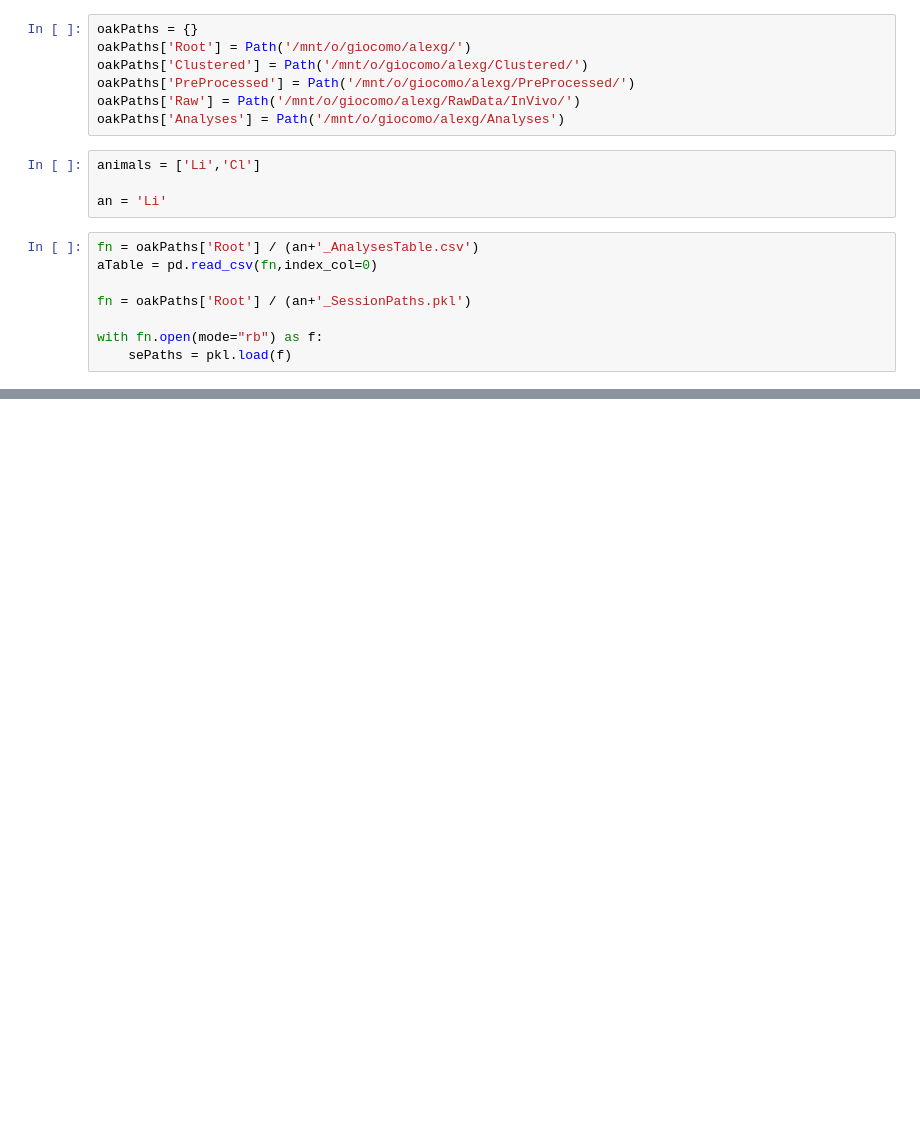
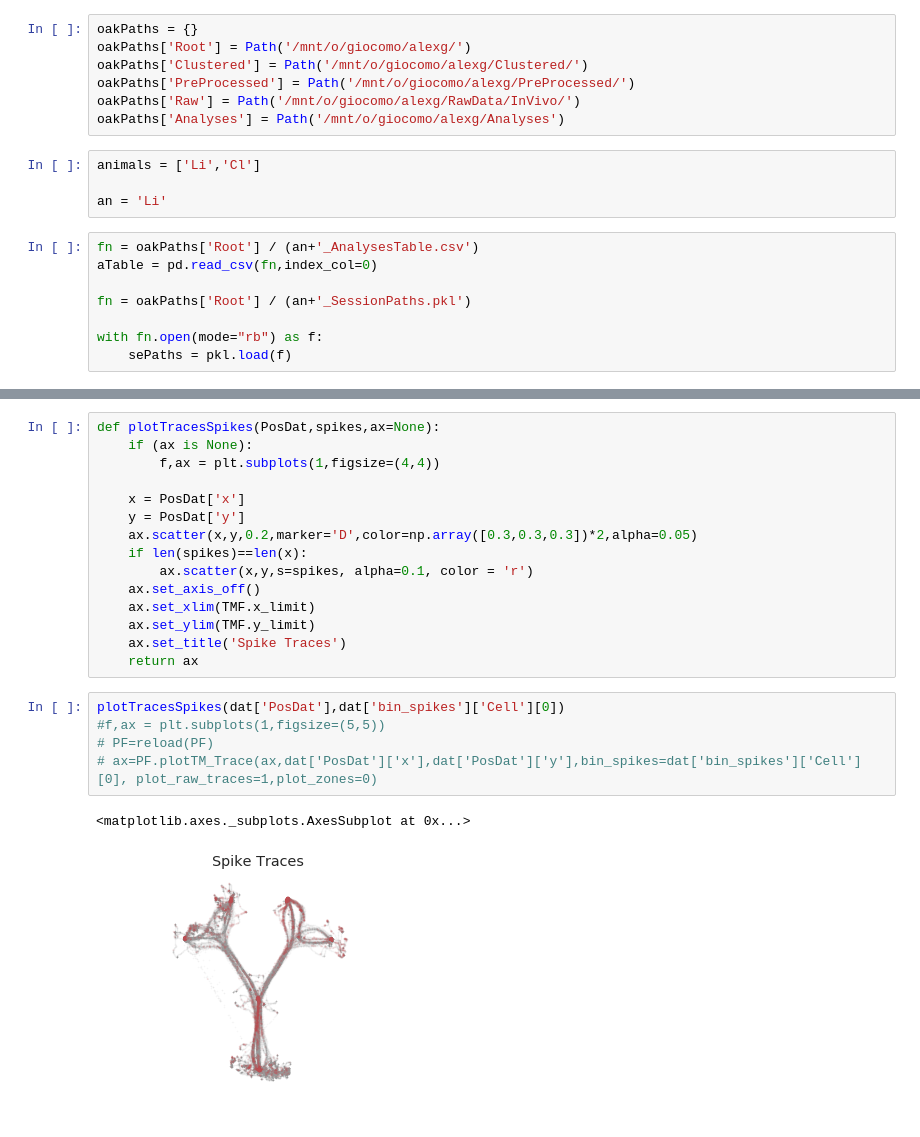
Before and after one commit to alexgonzl/TreeMazeAnalyses, a Jupyter notebook: Notebooks/singleCellPlots.ipynb, the cells around one changed output, grey strips where cells are left out. Saved outputs shown, nothing was run; the diff lists cells and outputs as text; blank space fills up the shorter version.

```diff
--- a/Notebooks/singleCellPlots.ipynb
+++ b/Notebooks/singleCellPlots.ipynb
@@ -467,0 +225,23 @@ NotFittedError: This PCA instance is not fitted yet. Call 'fit' with appropriate
+# %%
+def plotTracesSpikes(PosDat,spikes,ax=None):
+    if (ax is None):
+        f,ax = plt.subplots(1,figsize=(4,4))
+
+    x = PosDat['x']
+    y = PosDat['y']
+    ax.scatter(x,y,0.2,marker='D',color=np.array([0.3,0.3,0.3])*2,alpha=0.05)
+    if len(spikes)==len(x):
+        ax.scatter(x,y,s=spikes, alpha=0.1, color = 'r')
+    ax.set_axis_off()
+    ax.set_xlim(TMF.x_limit)
+    ax.set_ylim(TMF.y_limit)
+    ax.set_title('Spike Traces')
+    return ax
+# %%
+plotTracesSpikes(dat['PosDat'],dat['bin_spikes']['Cell'][0])
+#f,ax = plt.subplots(1,figsize=(5,5))
+# PF=reload(PF)
+# ax=PF.plotTM_Trace(ax,dat['PosDat']['x'],dat['PosDat']['y'],bin_spikes=dat['bin_spikes']['Cell'][0], plot_raw_traces=1,plot_zones=0)
+# %% [output]
+<matplotlib.axes._subplots.AxesSubplot at 0x...>
+[figure, added]
```
Also changed, not shown: parts of 66 cells of this notebook, 11 other files.
